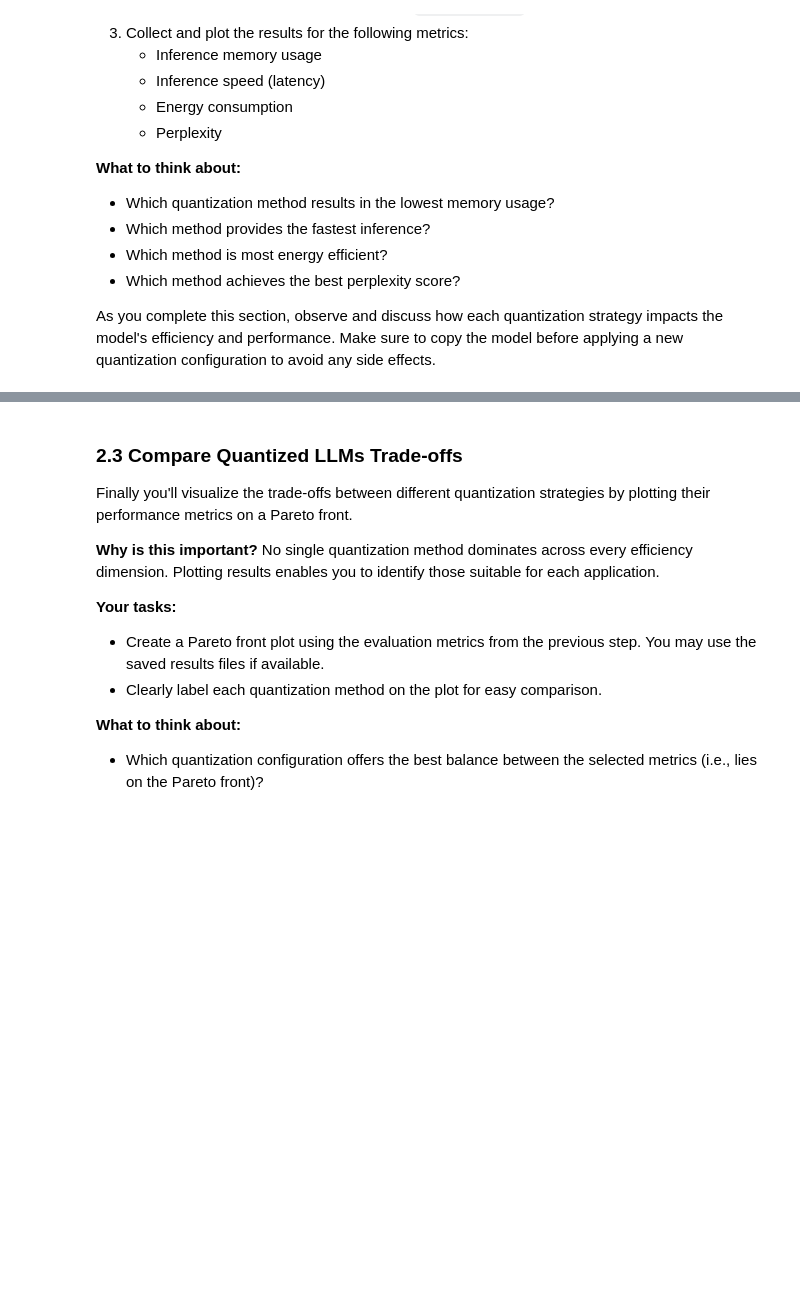
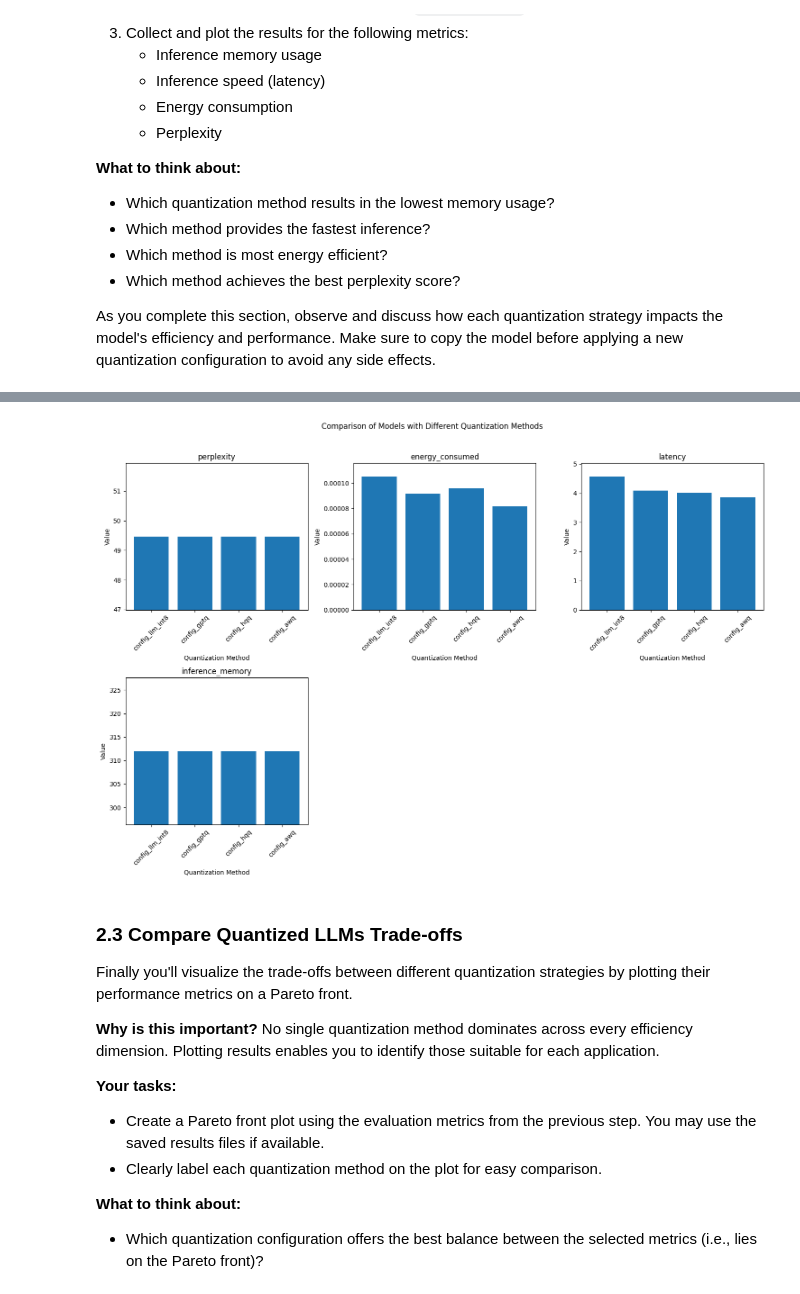
Before and after one commit to PrunaAI/ai-efficiency-courses, a Jupyter notebook: exercises/04-benchmark_llm_quantization_methods.ipynb, the cells around one changed output, grey strips where cells are left out. Cells and saved outputs as stored; diff of their text form; code cells hidden in the pictures; blank space fills up the shorter version.

```diff
--- a/exercises/04-benchmark_llm_quantization_methods.ipynb
+++ b/exercises/04-benchmark_llm_quantization_methods.ipynb
@@ -165,3 +192,12 @@ evaluation_results = {}
+# %%
+create_comparison_plots(
+    data_dict=evaluation_results,
+    title="Comparison of Models with Different Quantization Methods",
+    x_label="Quantization Method",
+    y_label="Value"
+)
+# %% [output]
+[figure, added]
 # %% [markdown]
 ### 2.3 Compare Quantized LLMs Trade-offs
 
```
Also changed, not shown: parts of 4 cells of this notebook, 13 other files.
